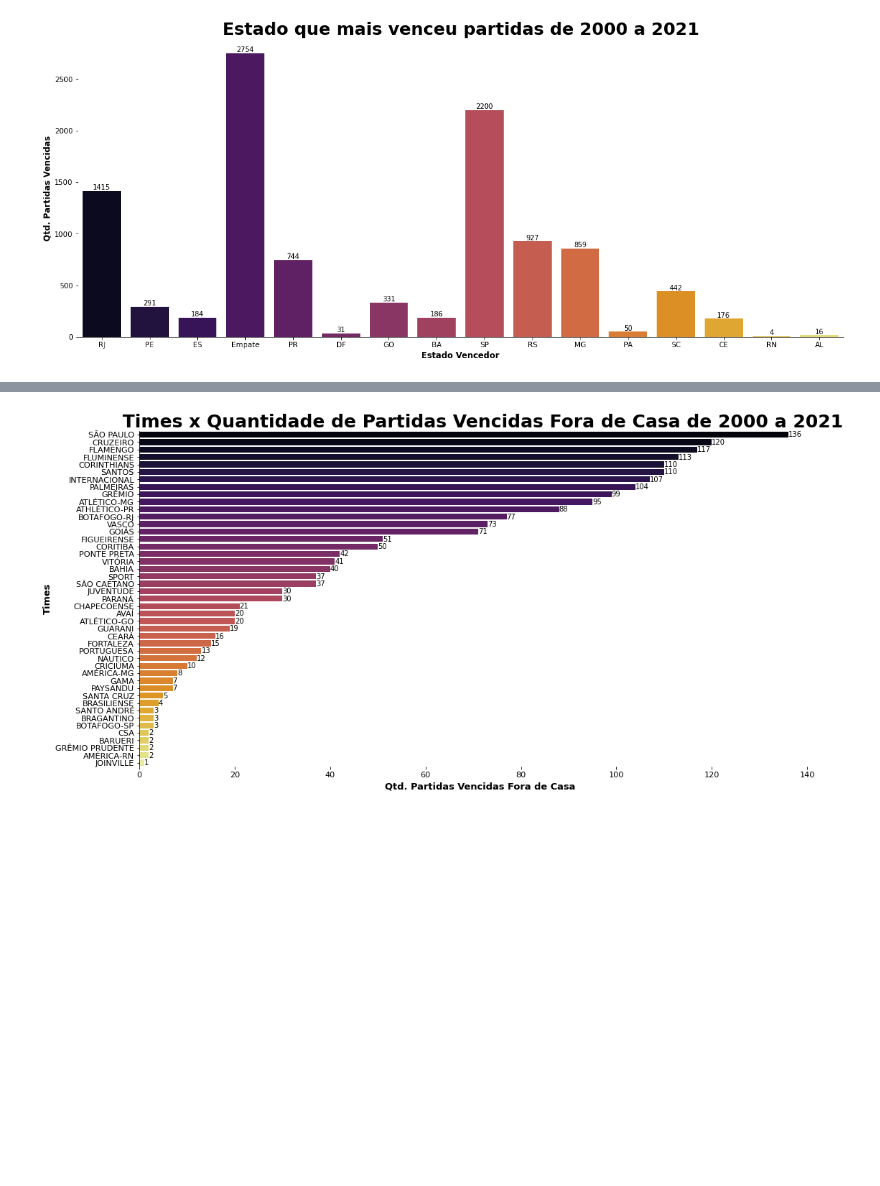
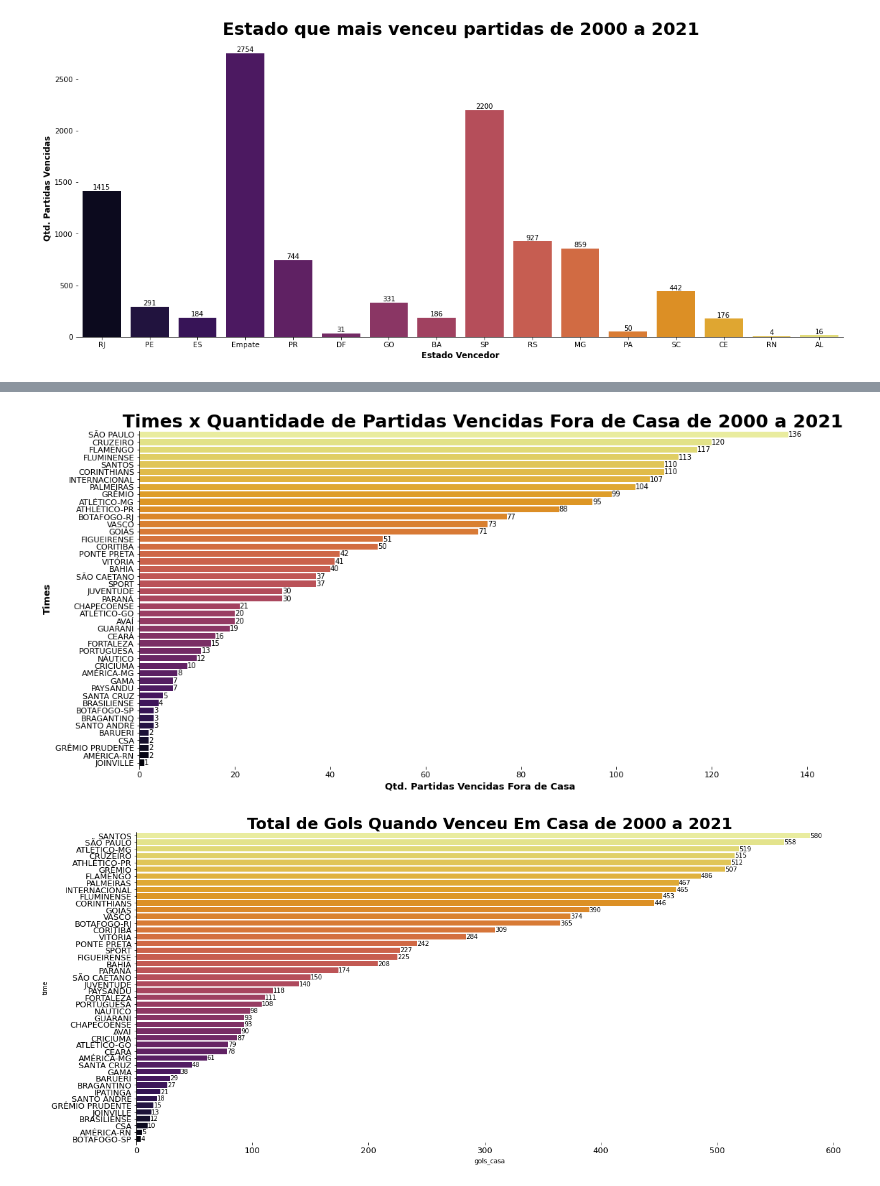
Before and after one commit to NophaieViscente/AnalisandoDadosBrasileirao, a Jupyter notebook: Analise_de_Dados_Campeonato_Brasileiro_2000_até_2021.ipynb, the cells around one changed output, grey strips where cells are left out. Cells and saved outputs as stored; diff of their text form; code cells hidden in the pictures; blank space fills up the shorter version.

```diff
--- a/Analise_de_Dados_Campeonato_Brasileiro_2000_até_2021.ipynb
+++ b/Analise_de_Dados_Campeonato_Brasileiro_2000_até_2021.ipynb
@@ -95,0 +97,7 @@ vencedorVisitante.head()
+# %%
+# Criando novo dataSet para alocar os dados de Vencedores com suas Quantidades de gols em casa .
+placarMandante = homeWinners[['Vencedor','Mandante Placar']]
+placarMandante = placarMandante.groupby('Vencedor').sum().sort_values('Mandante Placar',ascending=False)
+golsMandante = pd.DataFrame()
+golsMandante['time'] = placarMandante.index
+golsMandante['gols_casa'] = placarMandante.values
@@ -173,5 +195,5 @@ plt.show()
 # %%
-graficoContagemHorizontal(dados=vencedorVisitante,y='winners',x='winner_count',orientacaoFigura='h',palette='inferno',
+graficoContagemHorizontal(dados=vencedorVisitante,y='winners',x='winner_count',hue=None,orientacaoFigura='h',palette='inferno_r',
                           tamanhoFigura=(17,8.59),titulo=' Times x Quantidade de Partidas Vencidas Fora de Casa de 2000 a 2021',
                           tamanhoFonteTitulo=25,tipoFonteTitulo='semibold',
                           tamanhoTickLabels=11.25)
@@ -179,4 +201,9 @@ plt.xlabel('Qtd. Partidas Vencidas Fora de Casa',fontdict={'fontsize':13,'fontwe
 plt.ylabel('Times',fontdict={'fontsize':13,'fontweight':'semibold'})
 plt.show()
 # %% [output]
-[figure, old version]
+[figure, new version]
+# %%
+graficoContagemHorizontal(dados=golsMandante,y='time',x='gols_casa',hue=None,orientacaoFigura='h',palette='inferno_r',tamanhoFigura=(20,9),titulo='Total de Gols Quando Venceu Em Casa de 2000 a 2021',
+                          tamanhoFonteTitulo=25,tipoFonteTitulo='semibold',tamanhoTickLabels=13)
+# %% [output]
+[figure, added]
```
Also changed, not shown: parts of 20 cells of this notebook.
